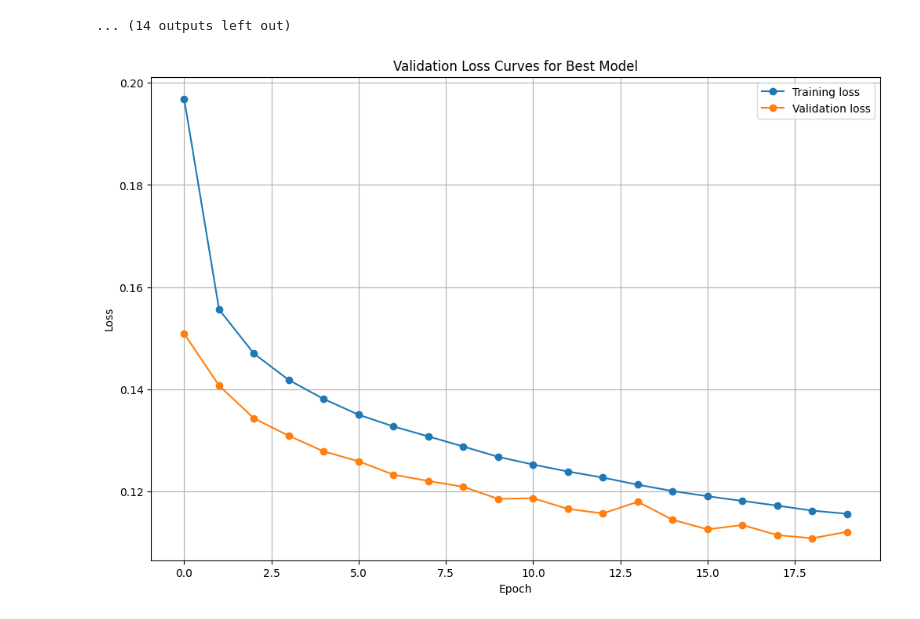
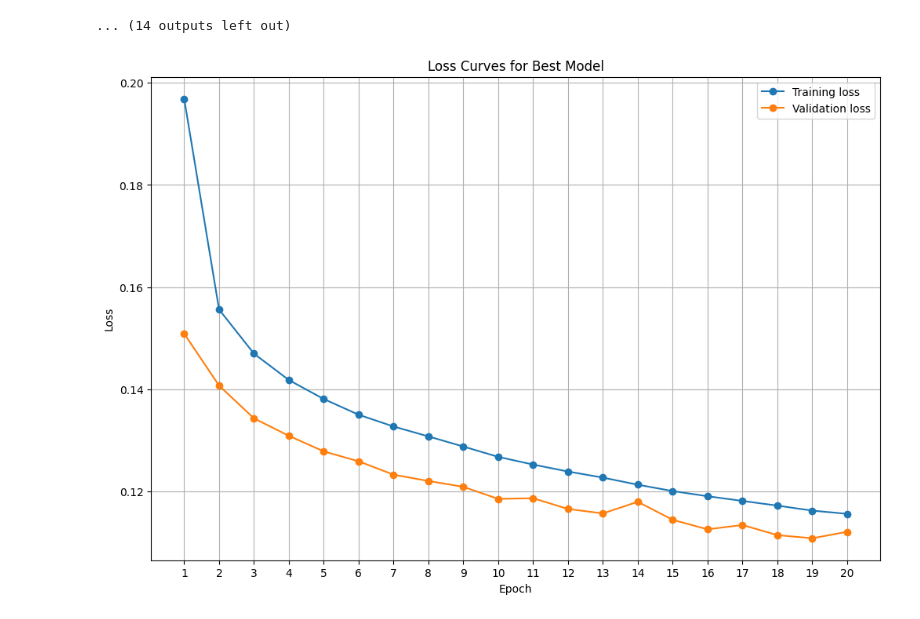
Before and after one commit to liuzhimei/M2_coursework, a Jupyter notebook: param_search.ipynb, the cells around one changed output. Drawn from its saved outputs; the diff is of its cells as text; code cells hidden in the pictures.

```diff
--- a/param_search.ipynb
+++ b/param_search.ipynb
@@ -623,34 +615,35 @@ best_model_train_losses = [0.19686136180656244,
   0.11559726995637655]
 
 best_model_val_losses = [0.15087349900492916,
   0.14070964400415067,
   0.1342880016123807,
   0.13087272693713506,
   0.12782055873561787,
   0.12587821146956196,
   0.12326202778904527,
   0.12202389632110243,
   0.12087933592222355,
   0.11852376692824894,
   0.1186494392377359,
   0.1165474283474463,
   0.11567653599712584,
   0.11795217052653983,
   0.11441952481313988,
   0.1125585808246224,
   0.11340628923089416,
   0.1114243722072354,
   0.11080947314147596,
   0.11207180619239807]
 
 plt.figure(figsize=(12, 8))
-plt.plot(range(20), best_model_train_losses, marker='o', label='Training loss')
-plt.plot(range(20), best_model_val_losses, marker='o', label='Validation loss')
-plt.title("Validation Loss Curves for Best Model")
+plt.plot(range(1, 21), best_model_train_losses, marker='o', label='Training loss')
+plt.plot(range(1, 21), best_model_val_losses, marker='o', label='Validation loss')
+plt.title("Loss Curves for Best Model")
 plt.xlabel("Epoch")
 plt.ylabel("Loss")
 plt.legend()
+plt.xticks(range(1, 21))
 plt.grid(True)
 plt.show()
 # %% [output]
-[figure, old version]
+[figure, new version]
```
Also changed, not shown: parts of 4 cells of this notebook, 5 other files.
